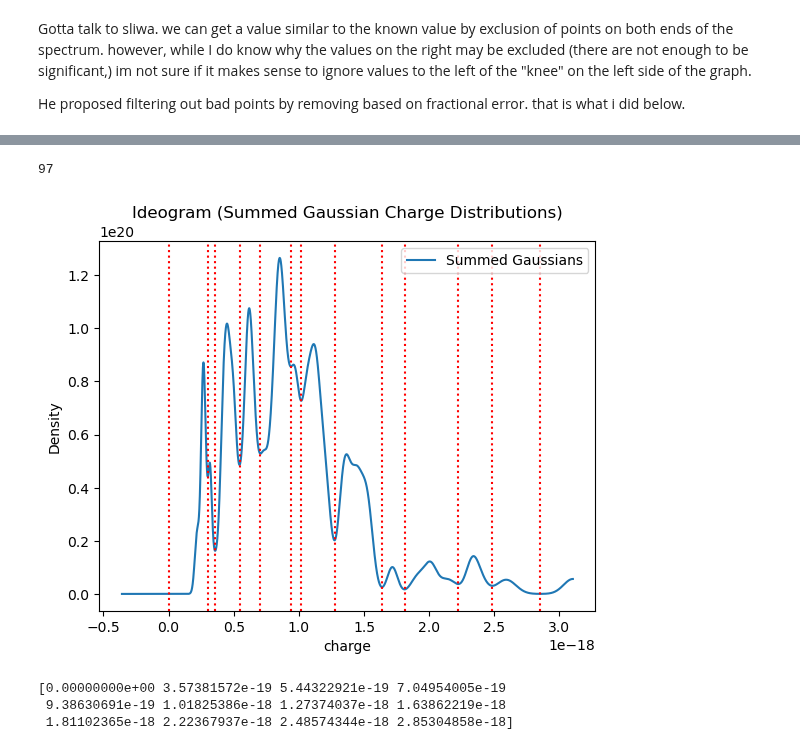
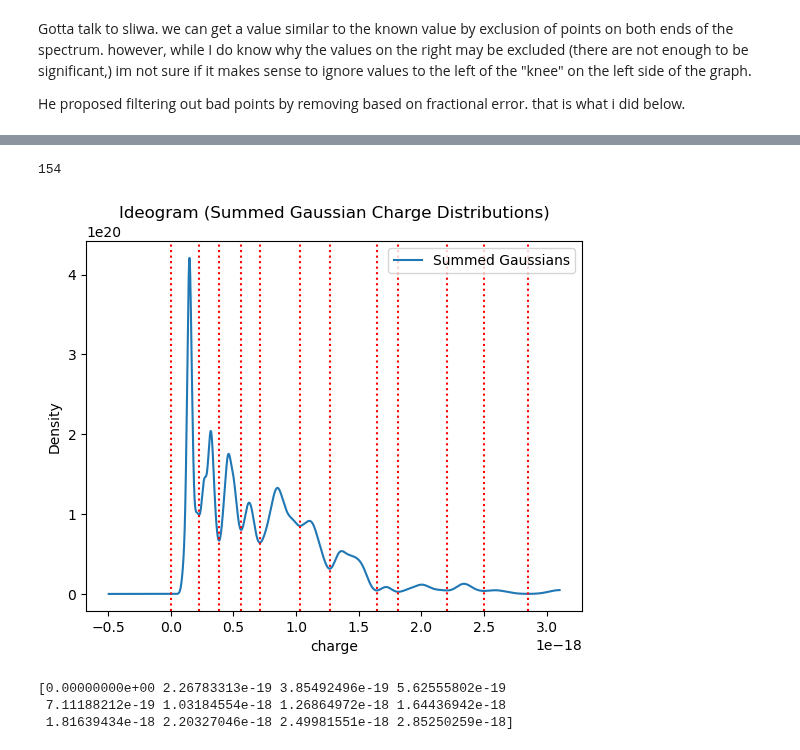
Before and after one commit to Steinburglar/advanced_exp, a Jupyter notebook: FAFO/Millikan.ipynb, the cells around one changed output, grey strips where cells are left out. Drawn from its saved outputs; the diff is of its cells as text; code cells hidden in the pictures.

```diff
--- a/FAFO/Millikan.ipynb
+++ b/FAFO/Millikan.ipynb
@@ -35,6 +20,7 @@ array([0.00000000e+00, 2.32273756e-20, 6.28229881e-20])
 # %%
 df = dl.load_class_charges("/home/lucas/repos/advanced_exp/Databases/combined_droplets_data-1.csv")
-#display(df)
+df1 = dl.load_class_charges("/home/lucas/repos/advanced_exp/Databases/combined_Millikan_dataset_2025.csv")
+df = pd.concat([df, df1], ignore_index=True)
 #df = df[df['sigma_q'] < 0.15*10**-19] #why is this here? why did siwa cut based on raw uncertainty, rather than fractional uncertainty?
 print(np.mean(df["Efield"]))
 print(np.mean(df["sigma_Efield"]))
@@ -159,7 +127,8 @@ Gotta talk to sliwa. we can get a value similar to the known value by exclusion
 
 He proposed filtering out bad points by removing based on fractional error. that is what i did below.
 # %%
-plot_fractional_error(total_q, total_sigma_q, threshold=0.04)
-prune_total_q, prune_total_sigma_q = prune_data(total_q, total_sigma_q, 0.04)
-plot_fractional_error(prune_total_q, prune_total_sigma_q, threshold=0.04)
+threshold = 0.06
+plot_fractional_error(total_q, total_sigma_q, threshold=threshold)
+prune_total_q, prune_total_sigma_q = prune_data(total_q, total_sigma_q, threshold)
+plot_fractional_error(prune_total_q, prune_total_sigma_q, threshold=threshold)
 # %% [output]
@@ -168,14 +137,14 @@ plot_fractional_error(prune_total_q, prune_total_sigma_q, threshold=0.04)
 # %%
 print(len(prune_total_q))
-ptot_min_x = ideogram(prune_total_q, 2.3*prune_total_sigma_q, mins=True)
-remove_indices = [1,]
+ptot_min_x = ideogram(prune_total_q, 2.7*prune_total_sigma_q, mins=True)
+remove_indices = [] #remove any extra minimums that we dont want as a bin edge
 ptot_min_x = np.delete(ptot_min_x, remove_indices)
 print(ptot_min_x)
 # %% [output]
-97
+154
-[figure, old version]
+[figure, new version]
-[0.00000000e+00 3.57381572e-19 5.44322921e-19 7.04954005e-19
- 9.38630691e-19 1.01825386e-18 1.27374037e-18 1.63862219e-18
- 1.81102365e-18 2.22367937e-18 2.48574344e-18 2.85304858e-18]
+[0.00000000e+00 2.26783313e-19 3.85492496e-19 5.62555802e-19
+ 7.11188212e-19 1.03184554e-18 1.26864972e-18 1.64436942e-18
+ 1.81639434e-18 2.20327046e-18 2.49981551e-18 2.85250259e-18]
 # %%
 binned_df = bin_charges(prune_total_q, prune_total_sigma_q, ptot_min_x)
```
Also changed, not shown: parts of 9 cells of this notebook, 8 other files.
